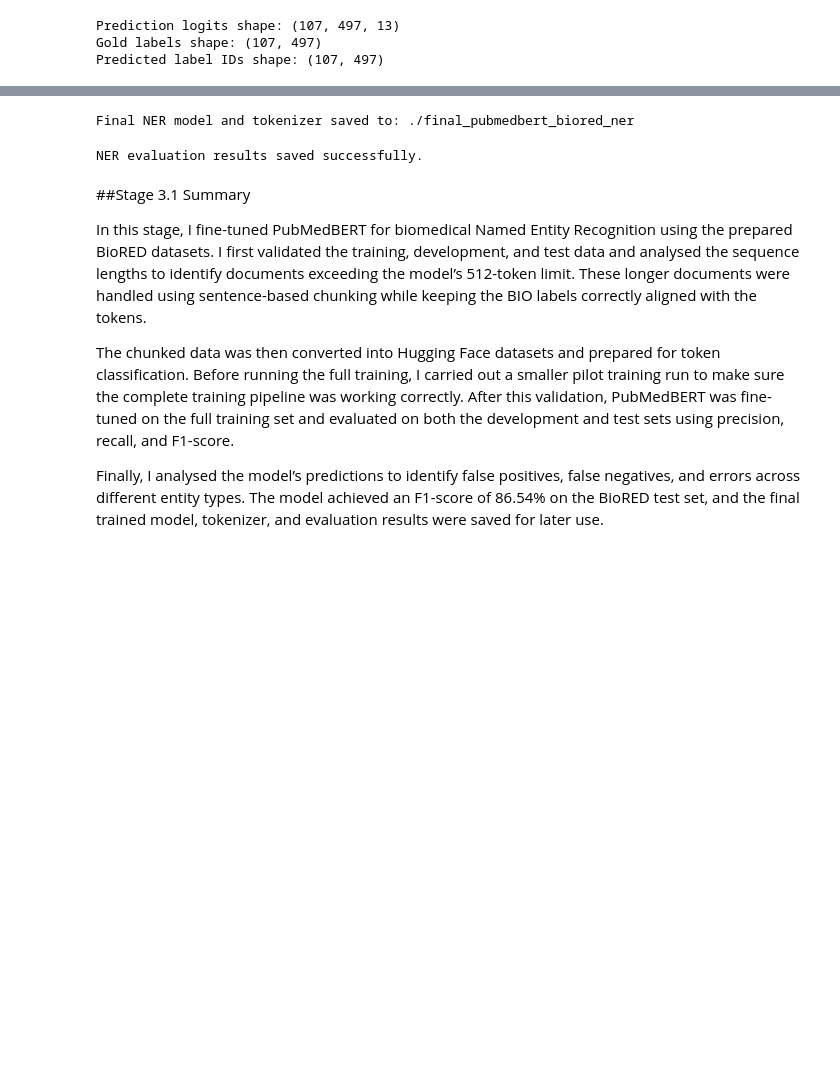
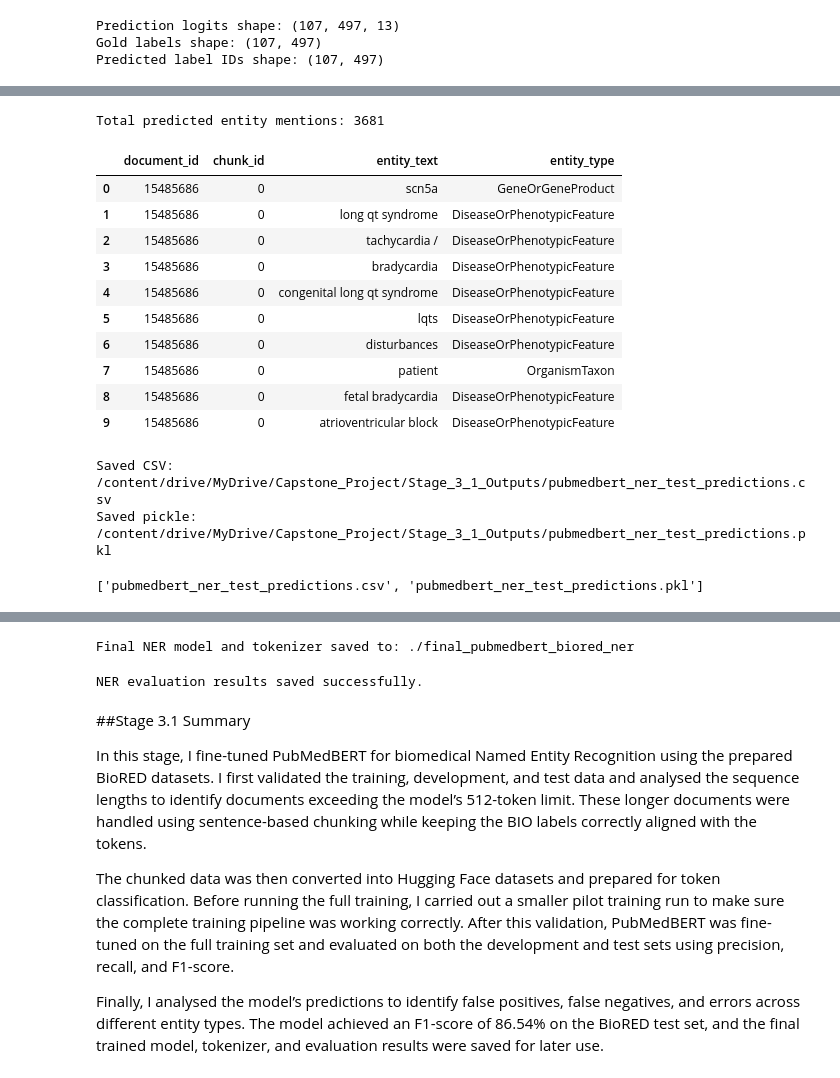
Before and after one commit to Mridul33/capstone-project, a Jupyter notebook: Stage_1-3.1_NER.ipynb, the cells around one changed output, grey strips where cells are left out. Drawn from its saved outputs; the diff is of its cells as text; code cells hidden in the pictures; blank space fills up the shorter version.

Commit message:
saved the test rsults for kg construction

```diff
--- a/Stage_1-3.1_NER.ipynb
+++ b/Stage_1-3.1_NER.ipynb
@@ -3102,3 +3104,67 @@ Total predicted entities: 3703
+# %%
+# Save PubMedBERT NER test predictions for KG construction
+
+import os
+import pandas as pd
+
+save_directory = "/content/drive/MyDrive/Capstone_Project/Stage_3_1_Outputs"
+os.makedirs(save_directory, exist_ok=True)
+
+pubmedbert_ner_predictions_df = pd.DataFrame(all_predicted_entities)
+
+pubmedbert_ner_predictions_df = pubmedbert_ner_predictions_df.rename(
+    columns={
+        "text": "entity_text",
+        "type": "entity_type"
+    }
+)
+
+print("Total predicted entity mentions:",
+      len(pubmedbert_ner_predictions_df))
+
+display(pubmedbert_ner_predictions_df.head(10))
+# %% [output]
+Total predicted entity mentions: 3681
+|  | document_id | chunk_id | entity_text | entity_type |
+| 0 | 15485686 | 0 | scn5a | GeneOrGeneProduct |
+| 1 | 15485686 | 0 | long qt syndrome | DiseaseOrPhenotypicFeature |
+| 2 | 15485686 | 0 | tachycardia / | DiseaseOrPhenotypicFeature |
+| 3 | 15485686 | 0 | bradycardia | DiseaseOrPhenotypicFeature |
+| 4 | 15485686 | 0 | congenital long qt syndrome | DiseaseOrPhenotypicFeature |
+| 5 | 15485686 | 0 | lqts | DiseaseOrPhenotypicFeature |
+| 6 | 15485686 | 0 | disturbances | DiseaseOrPhenotypicFeature |
+| 7 | 15485686 | 0 | patient | OrganismTaxon |
+| 8 | 15485686 | 0 | fetal bradycardia | DiseaseOrPhenotypicFeature |
+| 9 | 15485686 | 0 | atrioventricular block | DiseaseOrPhenotypicFeature |
+# %%
+csv_path = os.path.join(
+    save_directory,
+    "pubmedbert_ner_test_predictions.csv"
+)
+
+pkl_path = os.path.join(
+    save_directory,
+    "pubmedbert_ner_test_predictions.pkl"
+)
+
+pubmedbert_ner_predictions_df.to_csv(
+    csv_path,
+    index=False
+)
+
+pubmedbert_ner_predictions_df.to_pickle(
+    pkl_path
+)
+
+print("Saved CSV:", csv_path)
+print("Saved pickle:", pkl_path)
+# %% [output]
+Saved CSV: /content/drive/MyDrive/Capstone_Project/Stage_3_1_Outputs/pubmedbert_ner_test_predictions.csv
+Saved pickle: /content/drive/MyDrive/Capstone_Project/Stage_3_1_Outputs/pubmedbert_ner_test_predictions.pkl
+# %%
+print(os.listdir(save_directory))
+# %% [output]
+['pubmedbert_ner_test_predictions.csv', 'pubmedbert_ner_test_predictions.pkl']
 # %%
 def entity_key(entity):
     return (
```
Also changed, not shown: parts of 16 cells of this notebook.
